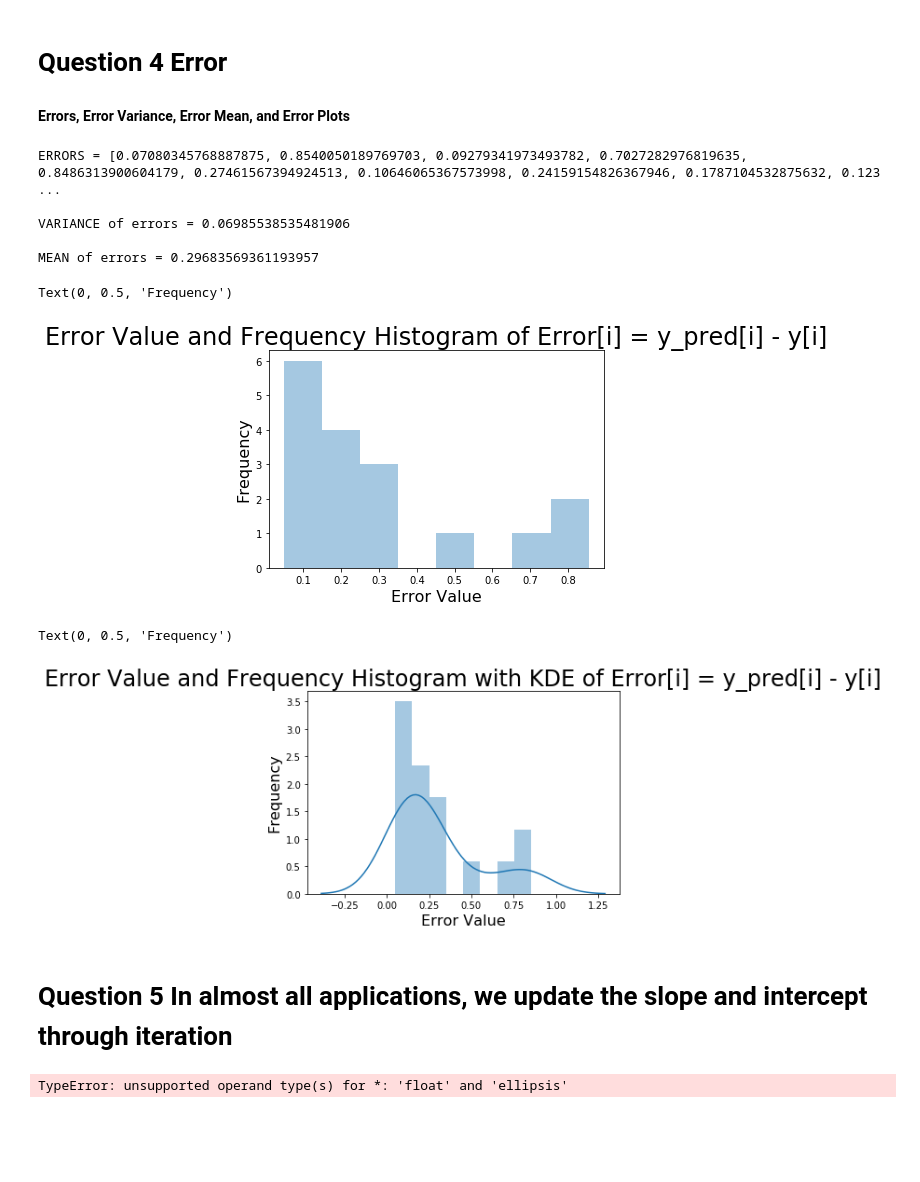
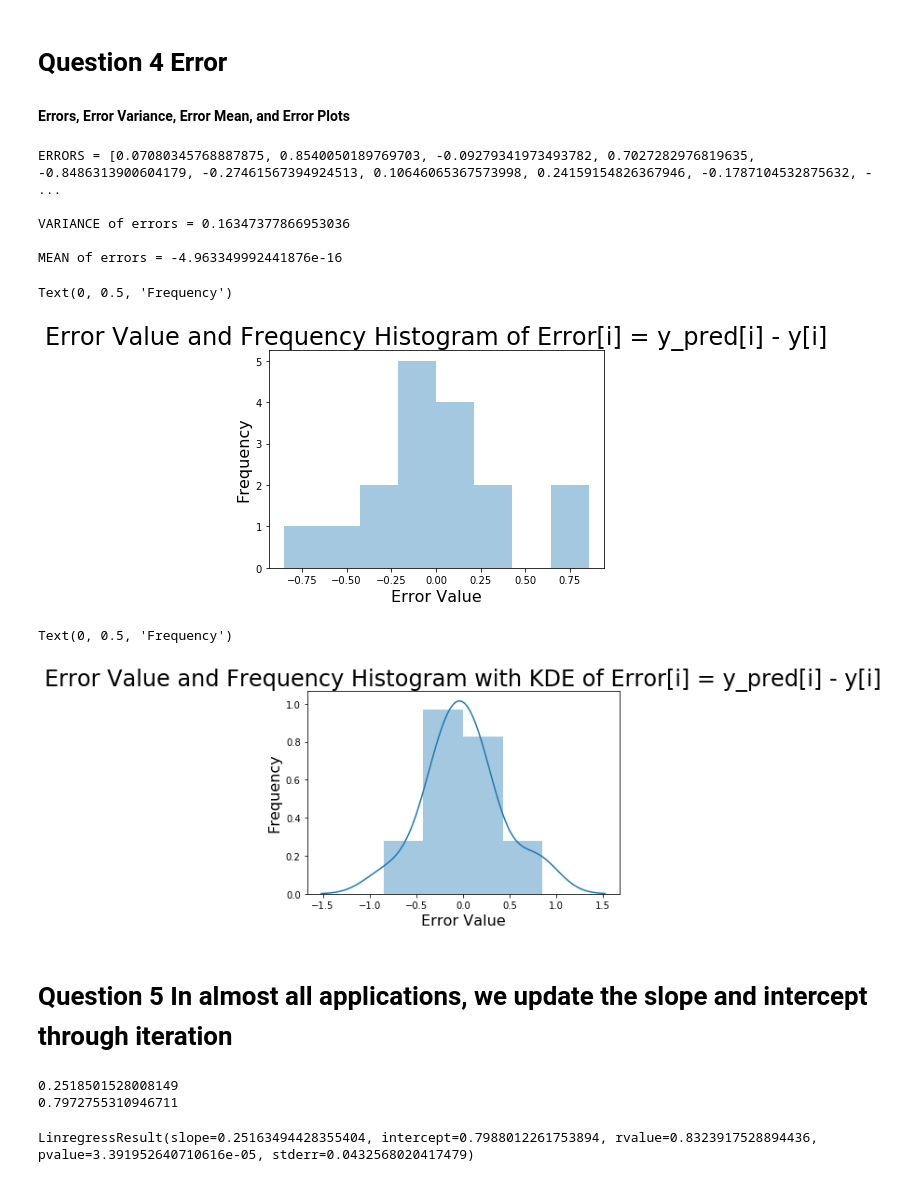
Before and after one commit to SamuelFolledo/JupyterNotebook, a Jupyter notebook: Final Project - Linear Regression.ipynb, the cells around one changed output. Saved outputs shown, nothing was run; the diff lists cells and outputs as text; code cells hidden in the pictures; blank space fills up the shorter version.

Commit message:
[add] completed answers for question 5

```diff
--- a/Final Project - Linear Regression.ipynb
+++ b/Final Project - Linear Regression.ipynb
@@ -171,52 +180,65 @@ Sorted y-predictions = [1.34409415 1.57886955 1.62919654 1.84761567 1.90599498 2
 #### Errors, Error Variance, Error Mean, and Error Plots
 # %%
 # ERRORS Error[i] = y_pred[i] - y[i]
-errors = [np.absolute(i-j) for i, j in zip(y, predicted_y_values)] #Error = vertical distance between y and y_pred
+errors = [(i-j) for i, j in zip(y, predicted_y_values)] #Error = vertical distance between y and y_pred
 print(f'\nERRORS = {errors}')
 # VARIANCE of errors
 errors_variance = np.var(errors, ddof=1)
 print(f'\nVARIANCE of errors = {errors_variance}')
-# MEAN of error
+# MEAN of errors
 errors_mean = get_mean(errors)
 print(f'\nMEAN of errors = {errors_mean}')
 
 # PLOT
-# ax = sns.barplot(x = 'val', y = 'cat',
-#               data = fake,
-#               color = 'black')
-# ax.set(xlabel='common xlabel', ylabel='common ylabel')
-
 sns.distplot(errors, hist=True, kde=False, bins=8)
 plt.title('Error Value and Frequency Histogram of Error[i] = y_pred[i] - y[i]',fontsize=24)
 plt.xlabel('Error Value',fontsize=16)
 plt.ylabel('Frequency',fontsize=16)
 # %% [output]
-ERRORS = [0.07080345768887875, 0.8540050189769703, 0.09279341973493782, 0.7027282976819635, 0.8486313900604179, 0.27461567394924513, 0.10646065367573998, 0.24159154826367946, 0.1787104532875632, 0.123 ...
+ERRORS = [0.07080345768887875, 0.8540050189769703, -0.09279341973493782, 0.7027282976819635, -0.8486313900604179, -0.27461567394924513, 0.10646065367573998, 0.24159154826367946, -0.1787104532875632, - ...
 
-VARIANCE of errors = 0.06985538535481906
+VARIANCE of errors = 0.16347377866953036
 
-MEAN of errors = 0.29683569361193957
+MEAN of errors = -4.963349992441876e-16
 Text(0, 0.5, 'Frequency')
-[figure, old version]
+[figure, new version]
 # %%
-sns.distplot(errors, hist=True, kde=True, bins=8)
+sns.distplot(errors, hist=True, kde=True, bins=4)
 plt.title('Error Value and Frequency Histogram with KDE of Error[i] = y_pred[i] - y[i]',fontsize=24)
 plt.xlabel('Error Value',fontsize=16)
 plt.ylabel('Frequency',fontsize=16)
 # %% [output]
 Text(0, 0.5, 'Frequency')
-[figure, old version]
+[figure, new version]
 # %% [markdown]
 # Question 5 In almost all applications, we update the slope and intercept through iteration
-# %%
-w_0 = np.random.randn()
-w_1 = np.random.randn()
-step = 0.01
-epoch = 5000
-for _ in range(epoch):
-    w_1 = w_1 - step*...
-    w_0 = w_0 - step*...
-print(w_1)
-print(w_0)
-# %% [output]
-TypeError: unsupported operand type(s) for *: 'float' and 'ellipsis'
+# %%
+w_0 = np.random.randn()
+w_1 = np.random.randn()
+step = 0.01
+epoch = 5000 #we are assuming that iteration is 5000, that's why we use while loop in the next example
+
+# From
+x_bar = get_mean(x)
+y_bar = get_mean(y)
+x_y_bar = sum([(i*j) for i,j in zip(x,y)]) / len(x)
+x_squared_bar = sum([i**2 for i in x]) / len(x)
+# x_bar_squared = x_bar**2
+# w1 = (x_y_bar - y_bar*x_bar) / (x_squared_bar - x_bar_squared)
+# w0 = y_bar - w1*x_bar
+
+for _ in range(epoch):
+    w_1 = w_1 - step * (w_1*x_squared_bar + w_0*x_bar - x_y_bar)
+    w_0 = w_0 - step * (w_1*x_bar + w_0 - y_bar)
+print(w_1)
+print(w_0)
+# %% [output]
+0.2518501528008149
+0.7972755310946711
+# %%
+# Test Question 5
+from scipy import stats
+
+print(stats.linregress(x, y))
+# %% [output]
+LinregressResult(slope=0.25163494428355404, intercept=0.7988012261753894, rvalue=0.8323917528894436, pvalue=3.391952640710616e-05, stderr=0.0432568020417479)
```
Also changed, not shown: parts of 4 cells of this notebook.
